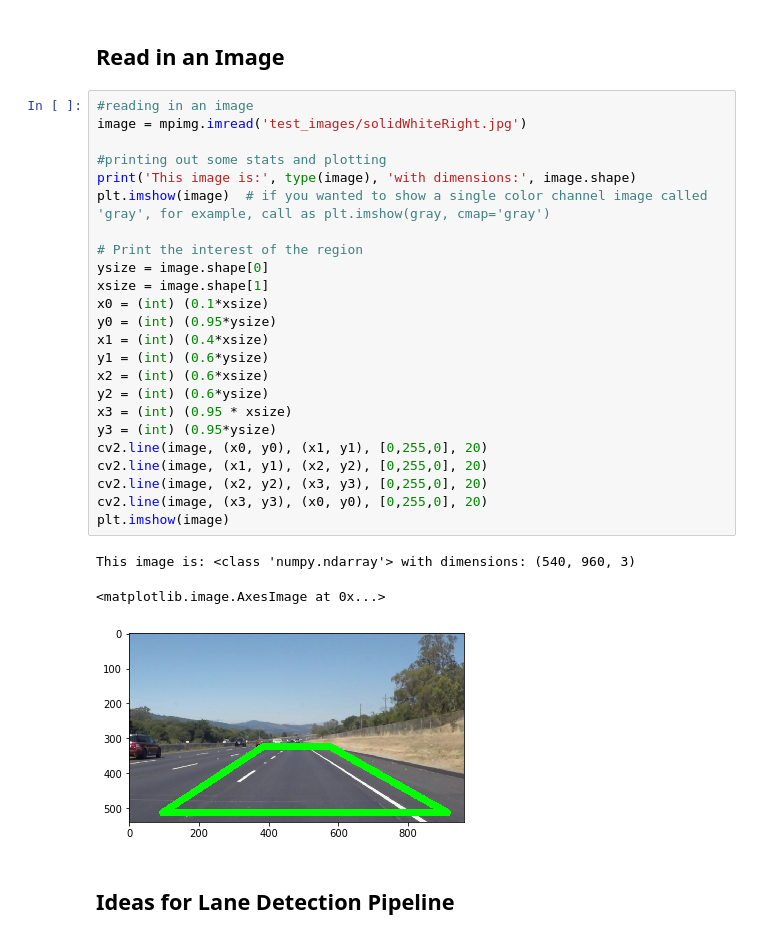
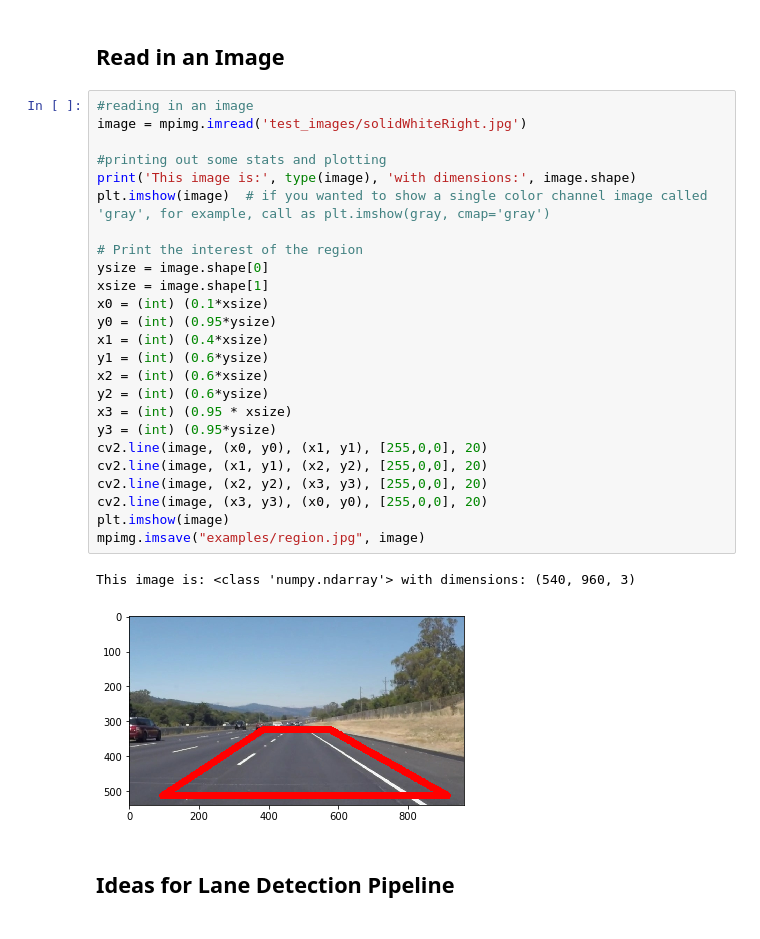
Before and after one commit to peiciwu/CarND-LaneLines-P1, a Jupyter notebook: P1.ipynb, the cells around one changed output. Saved outputs shown, nothing was run; the diff lists cells and outputs as text.

Commit message:
Write up for the first question.   Comments for the pipeline.
	modified:   P1.ipynb
	new file:   examples/region.jpg
	new file:   writeup.md

```diff
--- a/P1.ipynb
+++ b/P1.ipynb
@@ -52,31 +52,31 @@ import cv2
 # %%
 #reading in an image
 image = mpimg.imread('test_images/solidWhiteRight.jpg')
 
 #printing out some stats and plotting
 print('This image is:', type(image), 'with dimensions:', image.shape)
 plt.imshow(image)  # if you wanted to show a single color channel image called 'gray', for example, call as plt.imshow(gray, cmap='gray')
 
 # Print the interest of the region
 ysize = image.shape[0]
 xsize = image.shape[1]
 x0 = (int) (0.1*xsize)
 y0 = (int) (0.95*ysize)
 x1 = (int) (0.4*xsize)
 y1 = (int) (0.6*ysize)
 x2 = (int) (0.6*xsize)
 y2 = (int) (0.6*ysize)
 x3 = (int) (0.95 * xsize)
 y3 = (int) (0.95*ysize)
-cv2.line(image, (x0, y0), (x1, y1), [0,255,0], 20)
-cv2.line(image, (x1, y1), (x2, y2), [0,255,0], 20)
-cv2.line(image, (x2, y2), (x3, y3), [0,255,0], 20)
-cv2.line(image, (x3, y3), (x0, y0), [0,255,0], 20)
+cv2.line(image, (x0, y0), (x1, y1), [255,0,0], 20)
+cv2.line(image, (x1, y1), (x2, y2), [255,0,0], 20)
+cv2.line(image, (x2, y2), (x3, y3), [255,0,0], 20)
+cv2.line(image, (x3, y3), (x0, y0), [255,0,0], 20)
 plt.imshow(image)
+mpimg.imsave("examples/region.jpg", image)
 # %% [output]
 This image is: <class 'numpy.ndarray'> with dimensions: (540, 960, 3)
-<matplotlib.image.AxesImage at 0x...>
-[figure, old version]
+[figure, new version]
 # %% [markdown]
 ## Ideas for Lane Detection Pipeline
 # %% [markdown]
```
Also changed, not shown: parts of 1 cell of this notebook, 2 other files.
